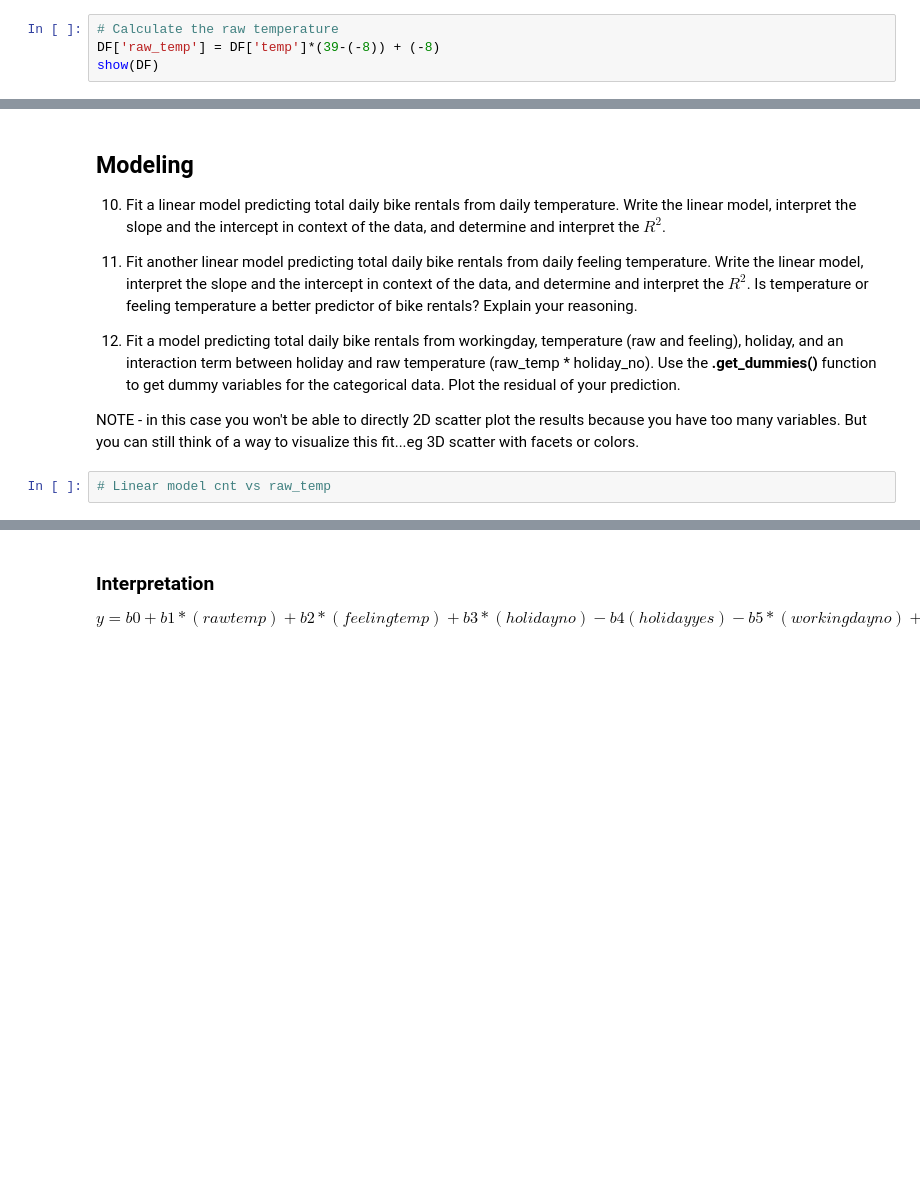
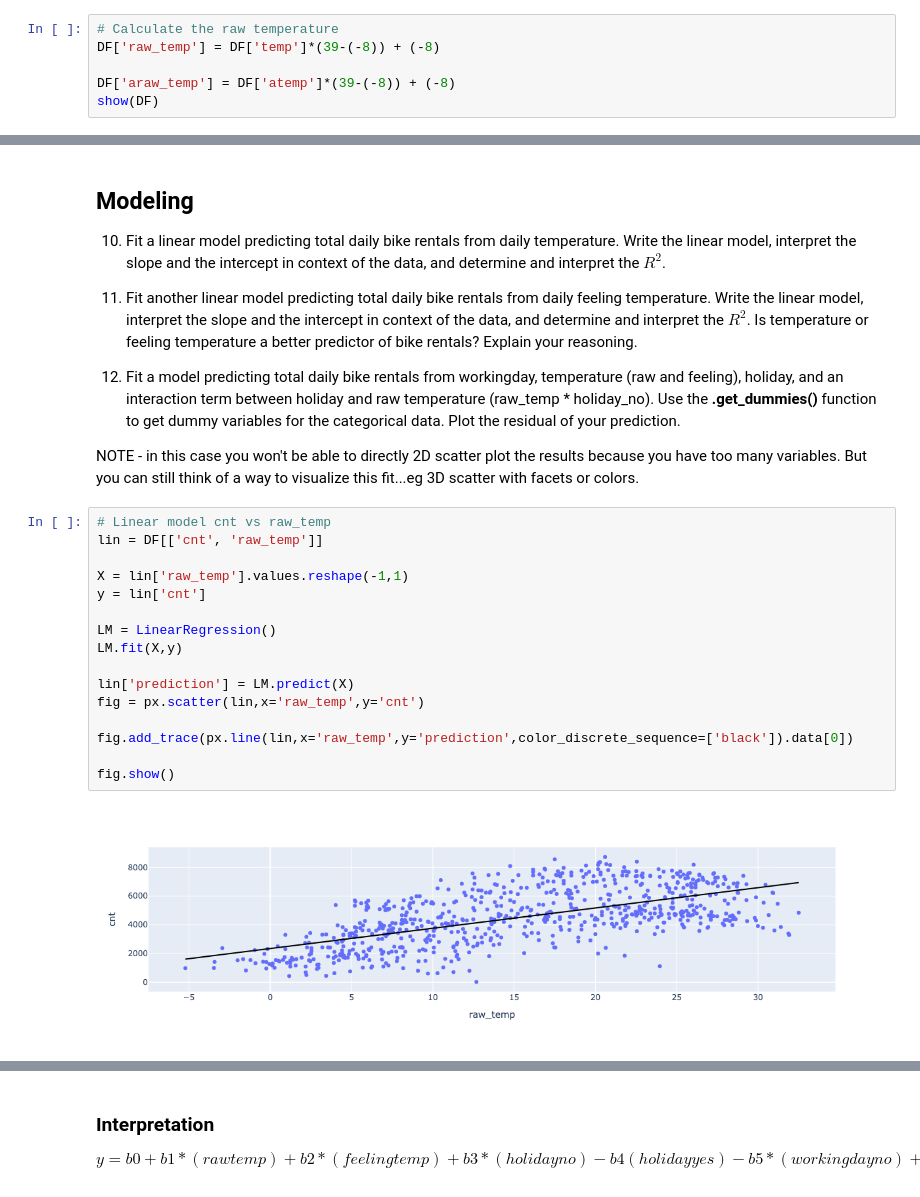
Before and after one commit to DCard2512/DATA101_Diego_Cardenas_Code, a Jupyter notebook: Day17/Day17-HW.ipynb, the cells around one changed output, grey strips where cells are left out. Cells and saved outputs as stored; diff of their text form; blank space fills up the shorter version.

```diff
--- a/Day17/Day17-HW.ipynb
+++ b/Day17/Day17-HW.ipynb
@@ -159,6 +159,8 @@ show(DF)
 # %%
 # Calculate the raw temperature
 DF['raw_temp'] = DF['temp']*(39-(-8)) + (-8)
+
+DF['araw_temp'] = DF['atemp']*(39-(-8)) + (-8)
 show(DF)
 # %% [output]
 | Loading ITables v2.5.2 from the i... |
@@ -236,3 +238,19 @@ fig.show()
 NOTE - in this case you won't be able to directly 2D scatter plot the results because you have too many variables. But you can still think of a way to visualize this fit...eg 3D scatter with facets or colors.
 # %%
 # Linear model cnt vs raw_temp
+lin = DF[['cnt', 'raw_temp']]
+
+X = lin['raw_temp'].values.reshape(-1,1)
+y = lin['cnt']
+
+LM = LinearRegression()
+LM.fit(X,y)
+
+lin['prediction'] = LM.predict(X)
+fig = px.scatter(lin,x='raw_temp',y='cnt')
+
+fig.add_trace(px.line(lin,x='raw_temp',y='prediction',color_discrete_sequence=['black']).data[0])
+
+fig.show()
+# %% [output]
+[figure, added]
```
Also changed, not shown: parts of 4 cells of this notebook, 7 other files.
